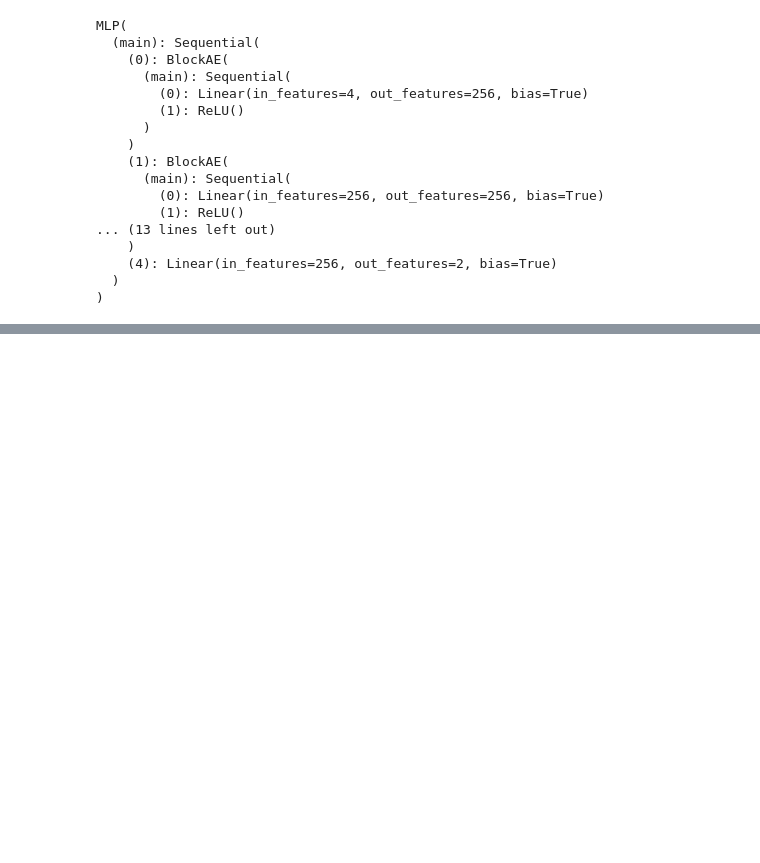
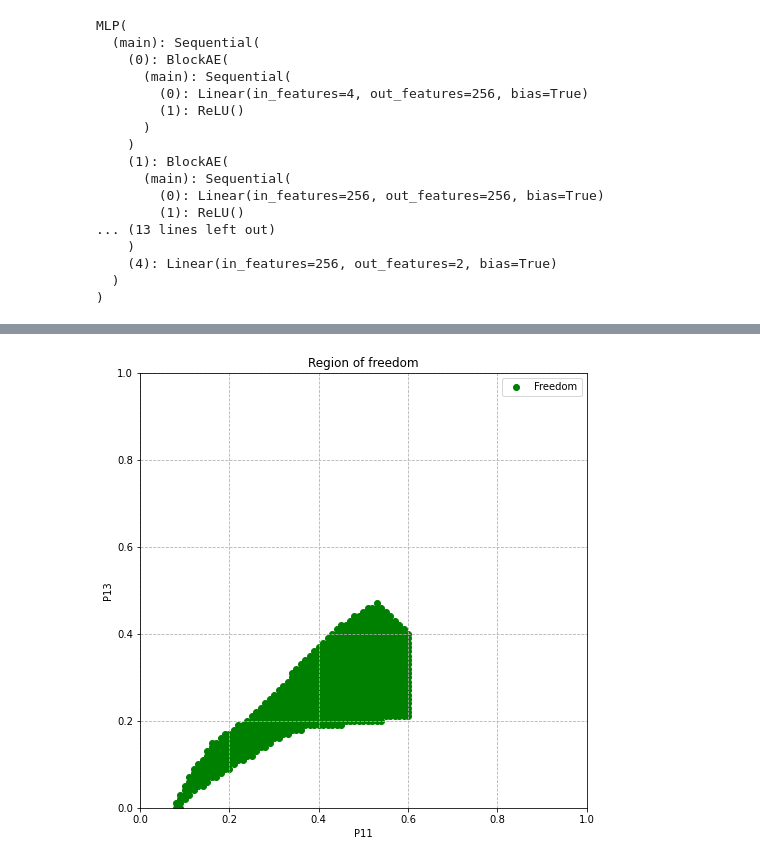
Before and after one commit to DanisAlukaev/Simulation-Modelling, a Jupyter notebook: Assignment 2/Solution.ipynb, the cells around one changed output, grey strips where cells are left out. Saved outputs shown, nothing was run; the diff lists cells and outputs as text; code cells hidden in the pictures; blank space fills up the shorter version.

Commit message:
+ 2d approx

```diff
--- a/Assignment 2/Solution.ipynb
+++ b/Assignment 2/Solution.ipynb
@@ -471,0 +644,25 @@ df
+# %%
+second_approximation = apply_model(roi)
+# %%
+def select_area(df, M1, M2):
+    return df[(abs(df["M1 (pred.)"] - M1) / TOTAL < 0.07) & (abs(df["M2 (pred.)"] - M2) / TOTAL < 0.07)]
+# %%
+areas = select_area(second_approximation, M1, M2)
+# %%
+def visualize_areas(areas):
+    fig, ax1 = plt.subplots(1, 1)
+    fig.set_size_inches(8, 8)
+    ax1.set_title(f"Region of freedom")
+    ax1.grid(linestyle='--')
+    ax1.set_xlabel('P11')
+    ax1.set_ylabel('P13')
+    ax1.set_xlim((0, 1))
+    ax1.set_ylim((0, 1))
+    ax1.scatter(areas["P11"], areas["P13"], label='Freedom', c='g')
+    ax1.legend()
+
+    plt.show()
+# %%
+visualize_areas(areas)
+# %% [output]
+[figure, added]
```
Also changed, not shown: parts of 43 cells of this notebook, 3 other files.
